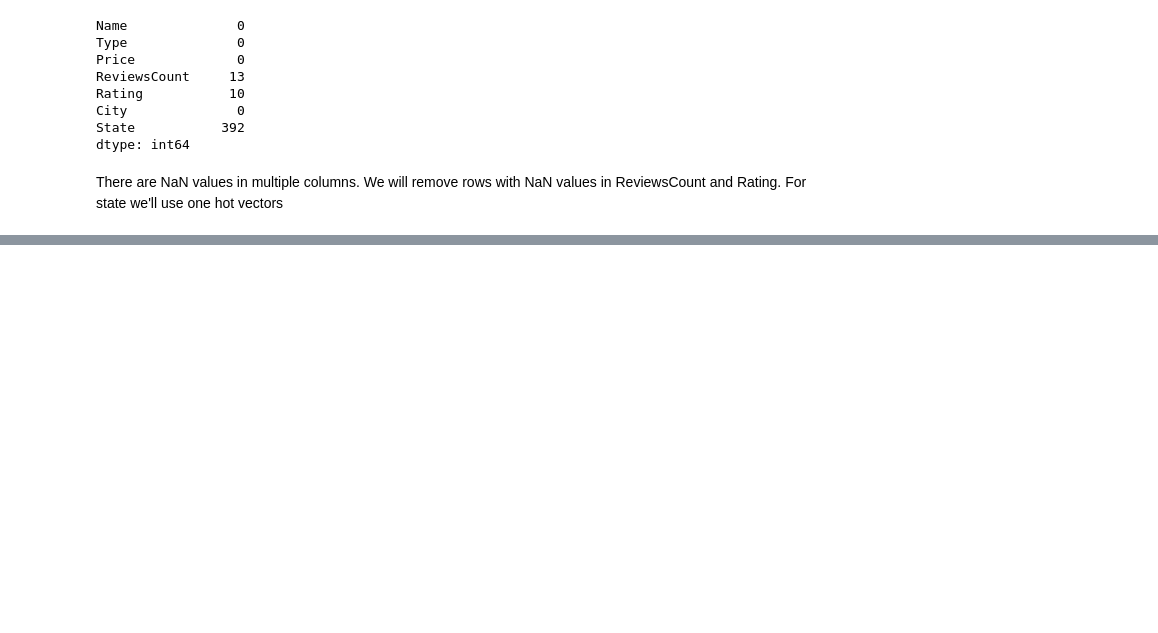
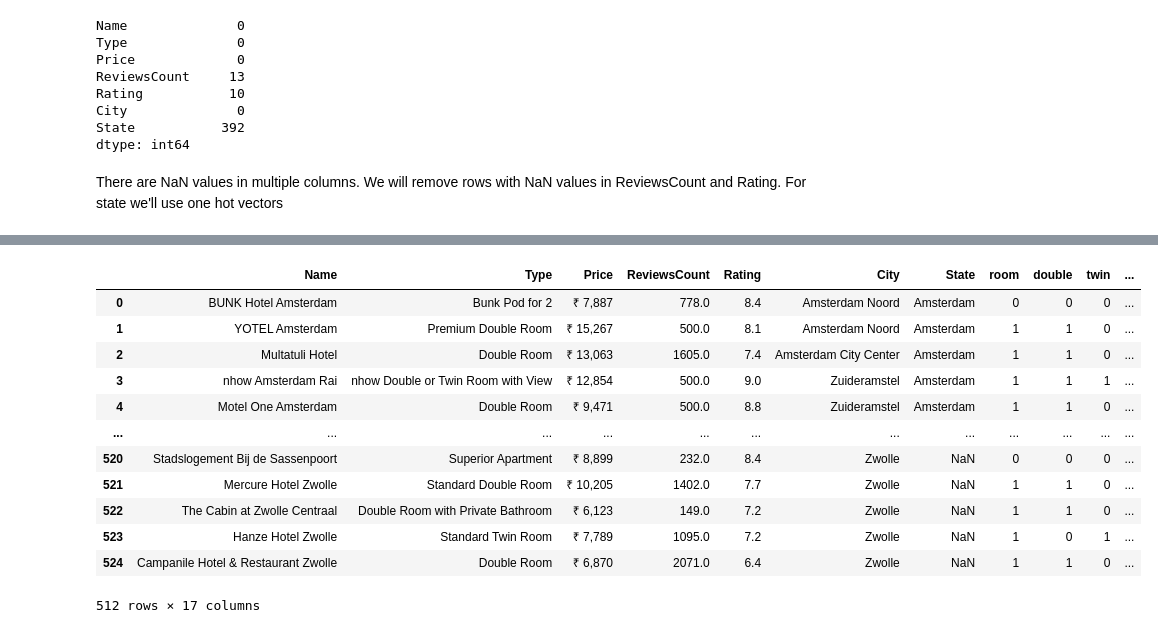
Before and after one commit to deaxparadox/ArtOfAI, a Jupyter notebook: 1000-other/hotel_price_prediction.ipynb, the cells around one changed output, grey strips where cells are left out. Saved outputs shown, nothing was run; the diff lists cells and outputs as text; code cells hidden in the pictures; blank space fills up the shorter version.

Commit message:
hotel price prediction

```diff
--- a/1000-other/hotel_price_prediction.ipynb
+++ b/1000-other/hotel_price_prediction.ipynb
@@ -66,0 +110,7 @@ There are NaN values in multiple columns. We will remove rows with NaN values in
+# %%
+# We can get a list of columns to add out dataset and make one hot vectors for the types
+
+types = []
+
+for tup in common:
+    types.append(tup[0].lower())
@@ -66,0 +123,6 @@ There are NaN values in multiple columns. We will remove rows with NaN values in
+# %%
+pattern = "(?u)\\b[\\w-]+\\b"
+
+cv = CountVectorizer(vocabulary=types, token_pattern=pattern)
+
+one_hot = pd.DataFrame(cv.fit_transform(df['Type']).todense(), df.index, cv.get_feature_names_out())
@@ -66,0 +145,21 @@ There are NaN values in multiple columns. We will remove rows with NaN values in
+# %%
+# we convert data types for the columns
+one_hot = one_hot.apply(pd.to_numeric)
+# %%
+df = df.join(one_hot)
+# %%
+df
+# %% [output]
+|  | Name | Type | Price | ReviewsCount | Rating | City | State | room | double | twin | ... |
+| 0 | BUNK Hotel Amsterdam | Bunk Pod for 2 | ₹ 7,887 | 778.0 | 8.4 | Amsterdam Noord | Amsterdam | 0 | 0 | 0 | ... |
+| 1 | YOTEL Amsterdam | Premium Double Room | ₹ 15,267 | 500.0 | 8.1 | Amsterdam Noord | Amsterdam | 1 | 1 | 0 | ... |
+| 2 | Multatuli Hotel | Double Room | ₹ 13,063 | 1605.0 | 7.4 | Amsterdam City Center | Amsterdam | 1 | 1 | 0 | ... |
+| 3 | nhow Amsterdam Rai | nhow Double or Twin Room with View | ₹ 12,854 | 500.0 | 9.0 | Zuideramstel | Amsterdam | 1 | 1 | 1 | ... |
+| 4 | Motel One Amsterdam | Double Room | ₹ 9,471 | 500.0 | 8.8 | Zuideramstel | Amsterdam | 1 | 1 | 0 | ... |
+| ... | ... | ... | ... | ... | ... | ... | ... | ... | ... | ... | ... |
+| 520 | Stadslogement Bij de Sassenpoort | Superior Apartment | ₹ 8,899 | 232.0 | 8.4 | Zwolle | NaN | 0 | 0 | 0 | ... |
+| 521 | Mercure Hotel Zwolle | Standard Double Room | ₹ 10,205 | 1402.0 | 7.7 | Zwolle | NaN | 1 | 1 | 0 | ... |
+| 522 | The Cabin at Zwolle Centraal | Double Room with Private Bathroom | ₹ 6,123 | 149.0 | 7.2 | Zwolle | NaN | 1 | 1 | 0 | ... |
+| 523 | Hanze Hotel Zwolle | Standard Twin Room | ₹ 7,789 | 1095.0 | 7.2 | Zwolle | NaN | 1 | 0 | 1 | ... |
+| 524 | Campanile Hotel & Restaurant Zwolle | Double Room | ₹ 6,870 | 2071.0 | 6.4 | Zwolle | NaN | 1 | 1 | 0 | ... |
+512 rows × 17 columns
```
Also changed, not shown: parts of 27 cells of this notebook.
